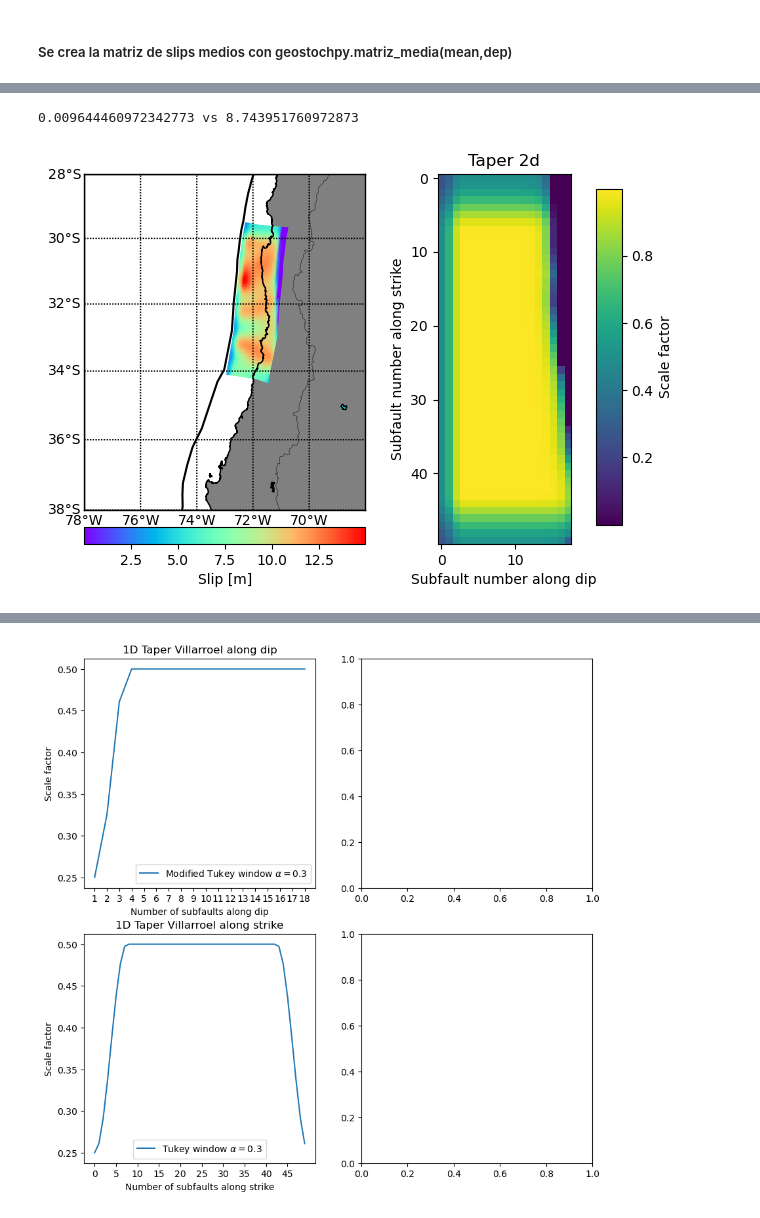
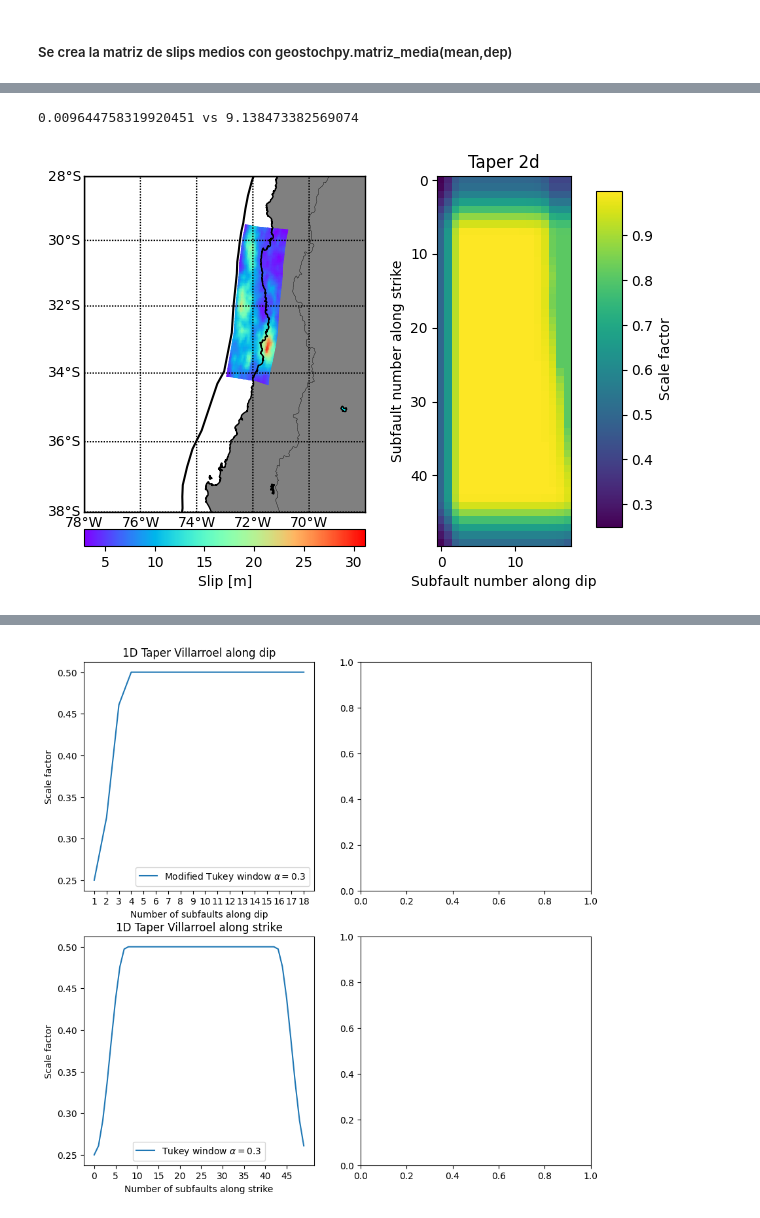
Before and after one commit to alexvillarroel/StochasticSlipGenerator, a Jupyter notebook: util_functions/notebooks/Case2D-Karhunen-Loeve.ipynb, the cells around one changed output, grey strips where cells are left out. Drawn from its saved outputs; the diff is of its cells as text; code cells hidden in the pictures.

Commit message:
added von karman acf

```diff
--- a/util_functions/notebooks/Case2D-Karhunen-Loeve.ipynb
+++ b/util_functions/notebooks/Case2D-Karhunen-Loeve.ipynb
@@ -54,36 +122,35 @@ X_grid,Y_grid,dep,dip,strike,rake=geostochpy.interp_slabtofault(lon_flat,lat_fla
 # %%
 
 ## Creation slip models
 # mean matrix
 #
-Mw=9.0
 media,rigidez_media=geostochpy.media_slip(Mw,dy_meters,dx_meters,dep)
-leveque_taper=geostochpy.taper_LeVeque(dep,55000)
+leveque_taper=geostochpy.taper_LeVeque(dep,60000)
 # leveque_taper=leveque_taper/np.max(leveque_taper)
 villarroel_taper=geostochpy.taper_except_trench_tukey(dep,alpha_dip=0.3,alpha_strike=0.3)
 taper=leveque_taper*villarroel_taper
 # taper=geostochpy.taper_except_trench_tukey(dep,alpha_dip=0.6,alpha_strike=0.4,dip_taperfunc=geostochpy.taper_LeVeque,strike_taperfunc=geostochpy.tukey_window_equal)
 
 mu = geostochpy.matriz_medias_villarroel(media,taper)
 # matriz de covarianza
-C    = geostochpy.matriz_covarianza_optimized(dip, dep, X_grid, Y_grid,length*1000,width*1000)
+C    = geostochpy.matriz_covarianza_von_karman(dip, dep, X_grid, Y_grid,length,width)
 # for comcot simulation
-Slip=geostochpy.distribucion_slip(C, mu, 20)
+Slip=geostochpy.distribucion_slip(C, mu, 899)
 Slip,rigidez,Mo_original,Mo_deseado=geostochpy.escalar_magnitud_momento(Mw, Slip, dep, dy_meters,dx_meters,prem=True) # se escala el Slip a la magnitud deseada <--------- Slip final
 # Hypocenter=geostochpy.hypocenter(X_grid,Y_grid,dep,length,width) se tiene en cuenta la rigidez con el modelo PREM incluido @fetched with Rockhound
 # PLOT result
 fig=geostochpy.plot_slip(X_grid,Y_grid,lonsfosa,latsfosa,Slip,None,show=True)
 ax2=fig.add_subplot(122)
 im2=ax2.imshow(taper)
 ax2.set_title('Taper 2d')
 ax2.set_xlabel('Subfault number along dip')
 ax2.set_ylabel('Subfault number along strike')
 # add space for colour bar
 fig.subplots_adjust(left=-0.5, right=1.1)
 cbar_ax = fig.add_axes([0.88, 0.15, 0.04, 0.7])
 print(f'{media} vs {np.mean(Slip)}')
 fig.colorbar(im2, cax=cbar_ax,label='Scale factor')
 fig.savefig('taper2d.png',dpi=300)
 # %% [output]
-0.009644460972342773 vs 8.743951760972873
+0.009644758319920451 vs 9.138473382569074
-[figure, old version]
+[figure, new version]
```
Also changed, not shown: parts of 7 cells of this notebook, 35 other files.
